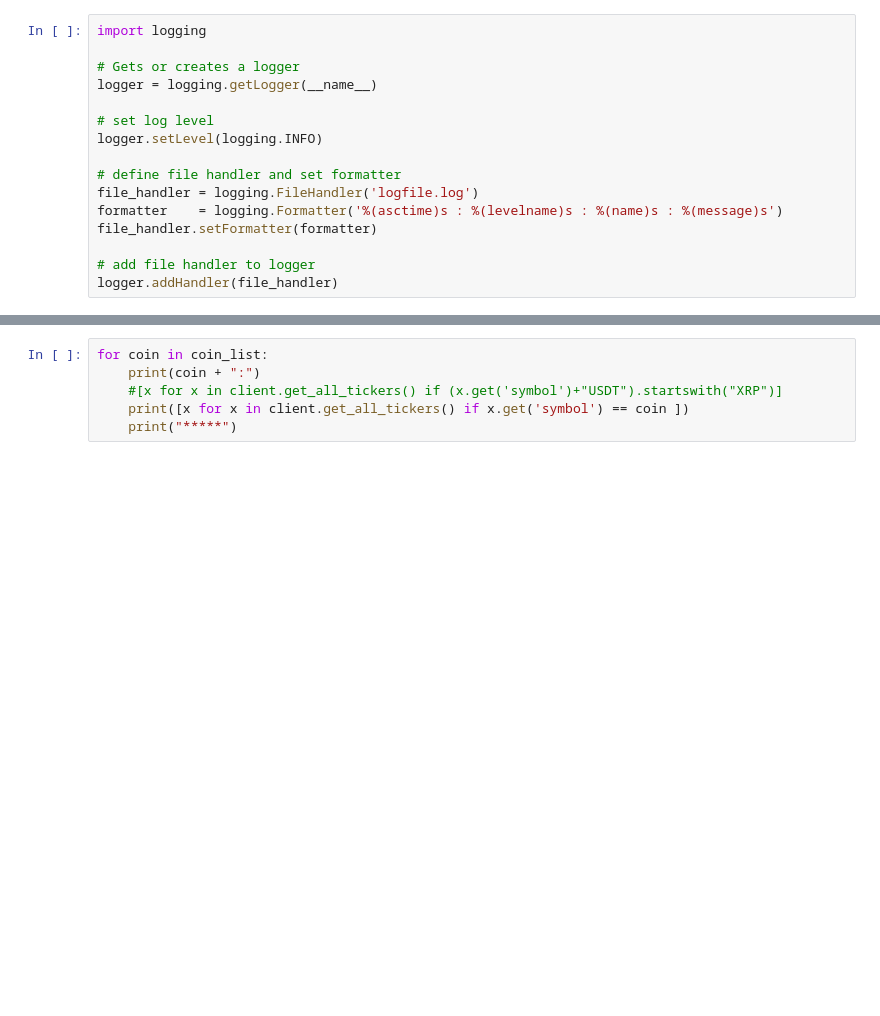
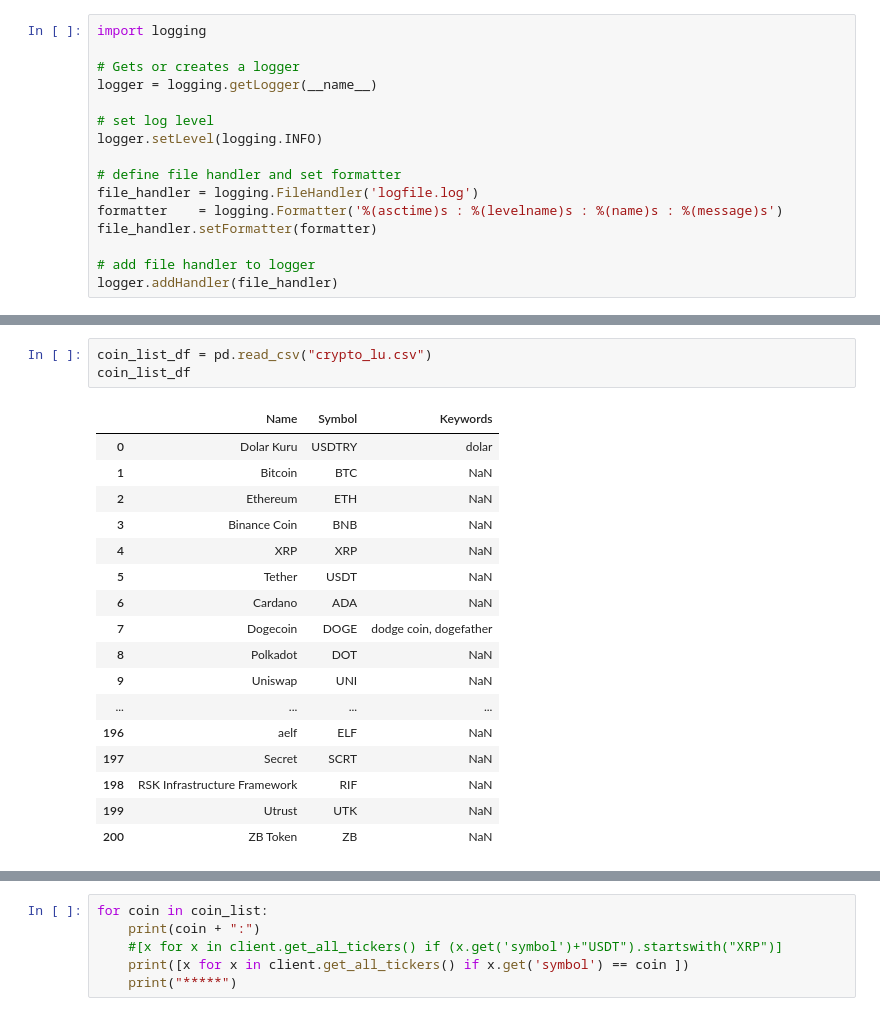
Before and after one commit to aalici/SmartCryptoSearchInTrends, a Jupyter notebook: binance_first.ipynb, the cells around one changed output, grey strips where cells are left out. Saved outputs shown, nothing was run; the diff lists cells and outputs as text; blank space fills up the shorter version.

```diff
--- a/binance_first.ipynb
+++ b/binance_first.ipynb
@@ -116,0 +129,21 @@ coin_list
+# %%
+coin_list_df = pd.read_csv("crypto_lu.csv")
+coin_list_df
+# %% [output]
+|  | Name | Symbol | Keywords |
+| 0 | Dolar Kuru | USDTRY | dolar |
+| 1 | Bitcoin | BTC | NaN |
+| 2 | Ethereum | ETH | NaN |
+| 3 | Binance Coin | BNB | NaN |
+| 4 | XRP | XRP | NaN |
+| 5 | Tether | USDT | NaN |
+| 6 | Cardano | ADA | NaN |
+| 7 | Dogecoin | DOGE | dodge coin, dogefather |
+| 8 | Polkadot | DOT | NaN |
+| 9 | Uniswap | UNI | NaN |
+| ... | ... | ... | ... |
+| 196 | aelf | ELF | NaN |
+| 197 | Secret | SCRT | NaN |
+| 198 | RSK Infrastructure Framework | RIF | NaN |
+| 199 | Utrust | UTK | NaN |
+| 200 | ZB Token | ZB | NaN |
```
Also changed, not shown: parts of 6 cells of this notebook, 7 other files.
